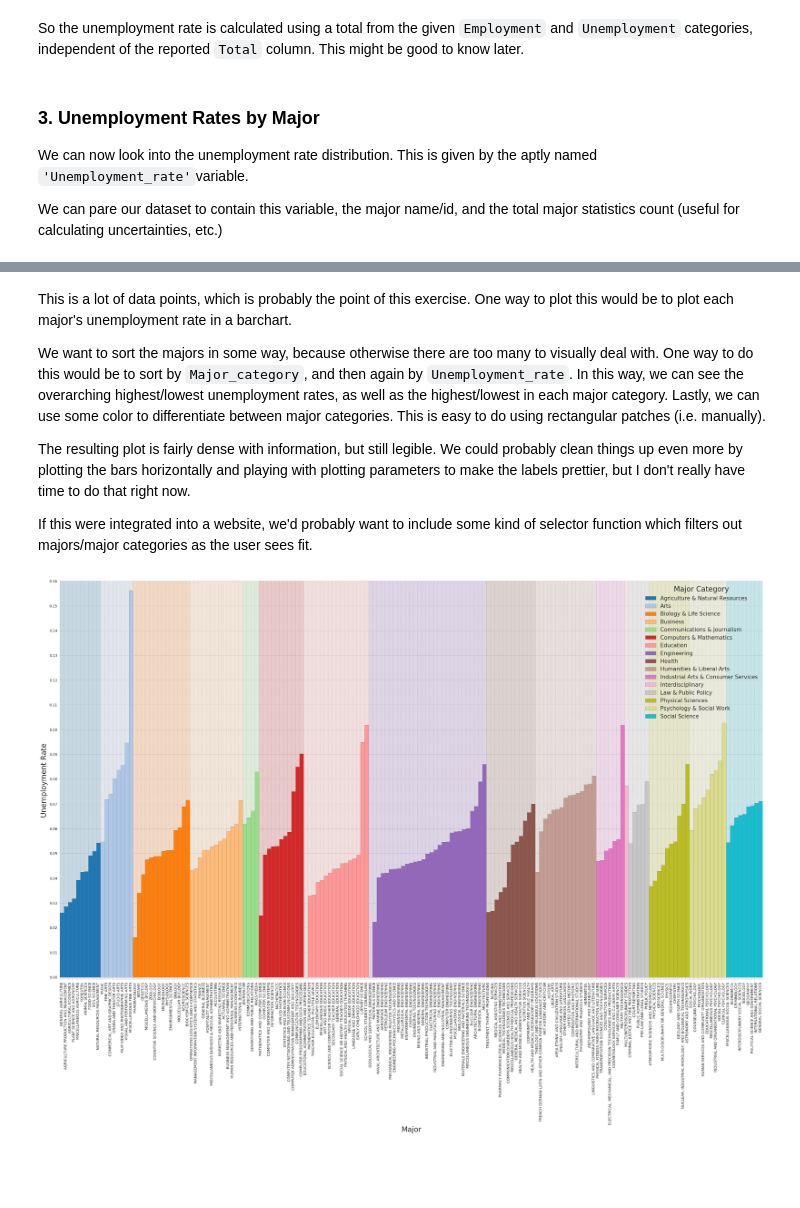
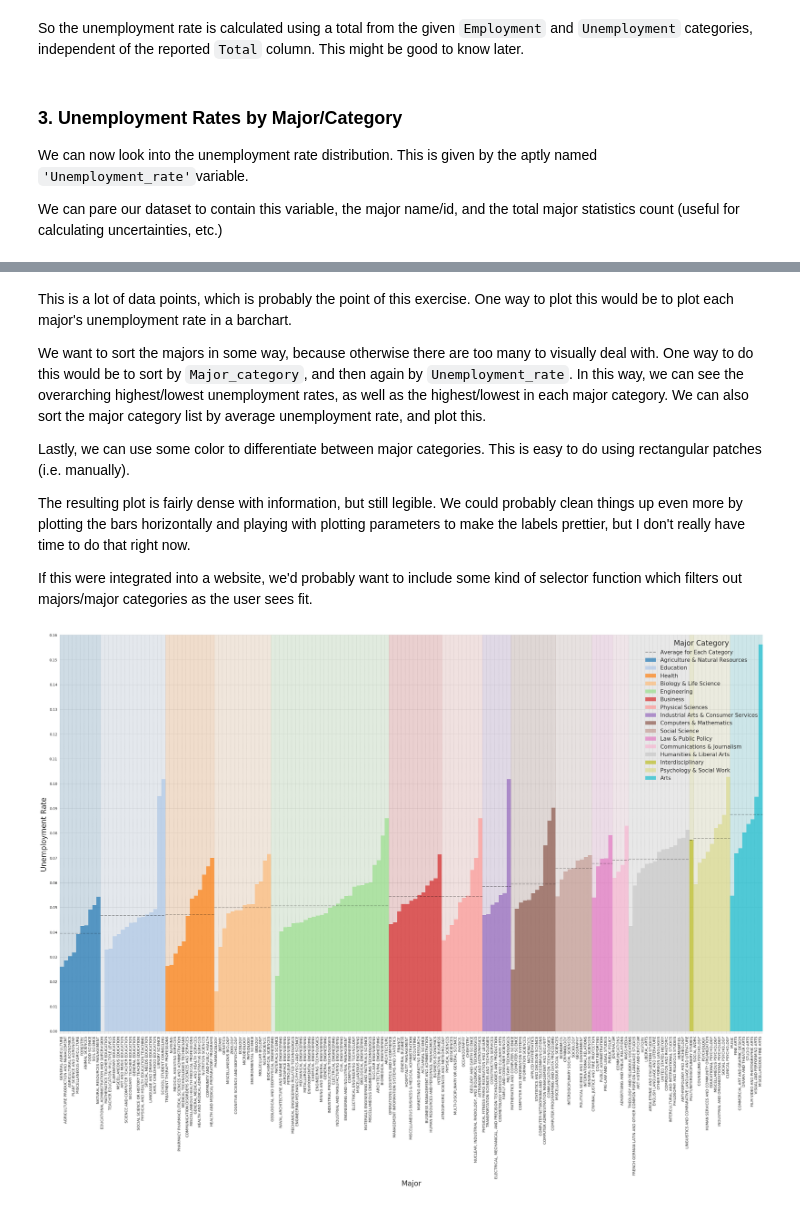
Before and after one commit to luclepot/recent_grad_analysis, a Jupyter notebook: analysis.ipynb, the cells around one changed output, grey strips where cells are left out. Saved outputs shown, nothing was run; the diff lists cells and outputs as text; code cells hidden in the pictures; blank space fills up the shorter version.

```diff
--- a/analysis.ipynb
+++ b/analysis.ipynb
@@ -123,7 +123,7 @@ r2:  False
 # %% [markdown]
 So the unemployment rate is calculated using a total from the given `Employment` and `Unemployment` categories, independent of the reported `Total` column. This might be good to know later.
 # %% [markdown]
-### 3. Unemployment Rates by Major
+### 3. Unemployment Rates by Major/Category
 We can now look into the unemployment rate distribution. This is given by the aptly named `'Unemployment_rate'`variable.
 
 We can pare our dataset to contain this variable, the major name/id, and the total major statistics count (useful for calculating uncertainties, etc.)
@@ -141,7 +141,9 @@ pared.head(5)
 # %% [markdown]
 This is a lot of data points, which is probably the point of this exercise. One way to plot this would be to plot each major's unemployment rate in a barchart.
 
-We want to sort the majors in some way, because otherwise there are too many to visually deal with. One way to do this would be to sort by `Major_category`, and then again by `Unemployment_rate`. In this way, we can see the overarching highest/lowest unemployment rates, as well as the highest/lowest in each major category. Lastly, we can use some color to differentiate between major categories. This is easy to do using rectangular patches (i.e. manually).
+We want to sort the majors in some way, because otherwise there are too many to visually deal with. One way to do this would be to sort by `Major_category`, and then again by `Unemployment_rate`. In this way, we can see the overarching highest/lowest unemployment rates, as well as the highest/lowest in each major category. We can also sort the major category list by average unemployment rate, and plot this.
+
+Lastly, we can use some color to differentiate between major categories. This is easy to do using rectangular patches (i.e. manually).
 
 The resulting plot is fairly dense with information, but still legible. We could probably clean things up even more by plotting the bars horizontally and playing with plotting parameters to make the labels prettier, but I don't really have time to do that right now.
 
@@ -160,6 +162,8 @@ sort = pared.sort_values(['Major_category', 'Unemployment_rate'])
 
 # create categories list, and colors for plotting
 categories = np.unique(sort.Major_category)
+categories_sorted = sorted(categories, key=lambda c: sort[sort.Major_category == c].Unemployment_rate.mean())
+
 colormap = plt.get_cmap('tab20')
 colors = [colormap(1.*i/len(categories)) for i in range(len(categories))]
 
@@ -168,37 +172,44 @@ plt.subplots(figsize=(35,20))
 
 # number of majors plotted so far
 n = 0
-for i,category in enumerate(categories):
+for i,category in enumerate(categories_sorted):
 
     # grab all majors matching the current category
     subsort = sort[sort.Major_category == category]
 
     # bar plot of current category, with rate, etc.
     plt.bar(
         subsort.Major, subsort.Unemployment_rate,
         label=category, color=colors[i],
-        align='edge', width=1., alpha=1.,
-        edgecolor='grey'
+        align='edge', width=1., alpha=.69,
     )
 
     # background color patch for current major
     plt.gca().add_patch(
-        patches.Rectangle((n,0), width=len(subsort), height=.16, color=colors[i], alpha=0.18)
+        patches.Rectangle((n,0), width=len(subsort), height=.16, color=colors[i], alpha=0.15)
     )
+
+    # plot a dotted line for the mean
+    mean = subsort.Unemployment_rate.mean()
+    plt.plot([n, n + len(subsort)], [mean, mean], color='black', linestyle='--', alpha=0.3)
+
     n +=  len(subsort)
+
+# this is here just to add the axis label for the mus
+plt.plot([0, 0], [0, 0], color='black', linestyle='--', alpha=0.4, label='Average for Each Category')
 
 # limits, axis labels, etc.
 plt.ylim(-0.001, .16)
 plt.xlim(0, n)
 
 plt.xlabel("Major", fontsize=20)
 plt.ylabel("Unemployment Rate", fontsize=20)
 
 plt.xticks(rotation=90, ha='left')
 plt.yticks(np.arange(0., (int(100*sort.Unemployment_rate.max()) + 2.)/100., 1./100))
 
 plt.legend(fontsize=15, title="Major Category", loc='upper right')
 plt.setp(plt.gca().get_legend().get_title(),fontsize='20')
 plt.show()
 # %% [output]
-[figure, old version]
+[figure, new version]
```
Also changed, not shown: parts of 20 cells of this notebook, 1 other file.
